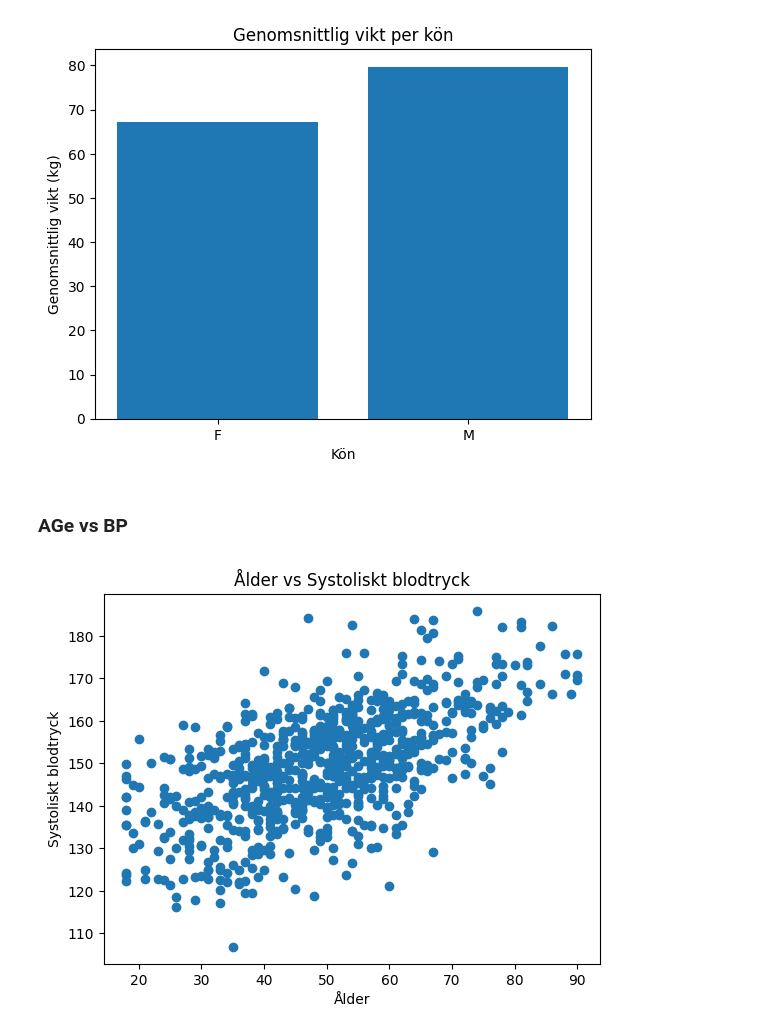
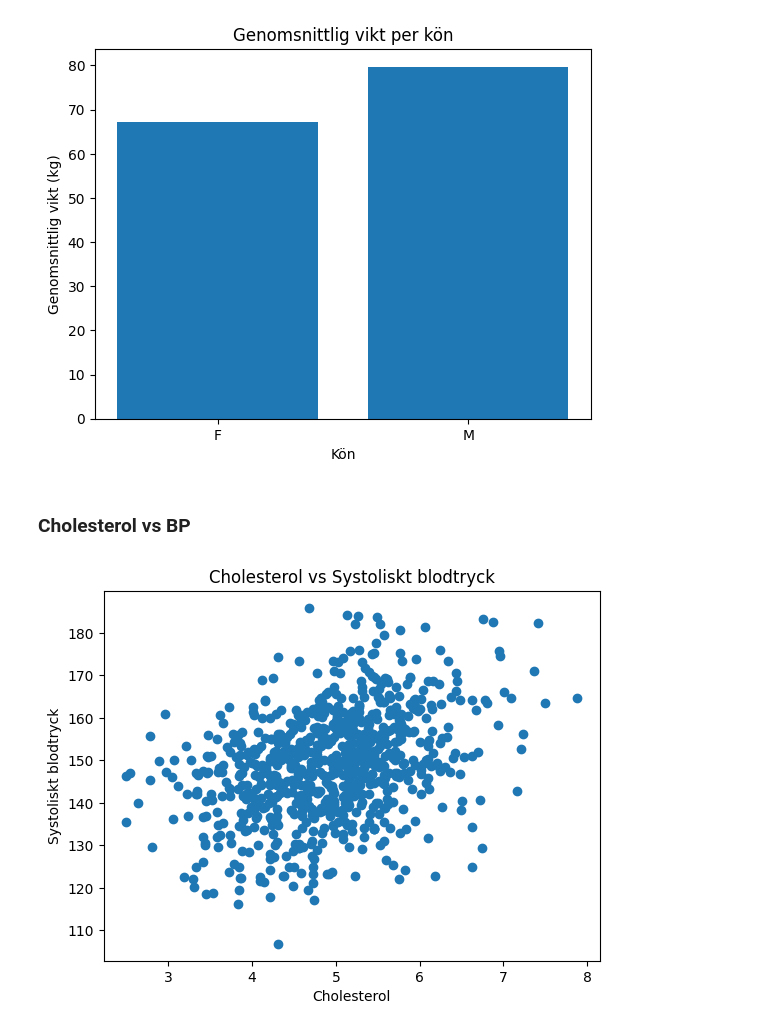
Before and after one commit to MstAnarkoli/Data-Science-Project_health-study, a Jupyter notebook: notebooks/report.ipynb, the cells around one changed output. Saved outputs shown, nothing was run; the diff lists cells and outputs as text; code cells hidden in the pictures.

```diff
--- a/notebooks/report.ipynb
+++ b/notebooks/report.ipynb
@@ -33,11 +34,11 @@ M    79.72
 Name: weight, dtype: float64
 [figure]
 # %% [markdown]
-### AGe vs BP
+### Cholesterol vs BP
 # %%
-analyzer.plot_age_vs_bp()
+analyzer.plot_cholesterol_vs_bp()
 # %% [output]
-[figure, old version]
+[figure, new version]
 # %%
 analyzer.regression_bp_age()
 # %% [output]
```
Also changed, not shown: parts of 4 cells of this notebook, 1 other file.
